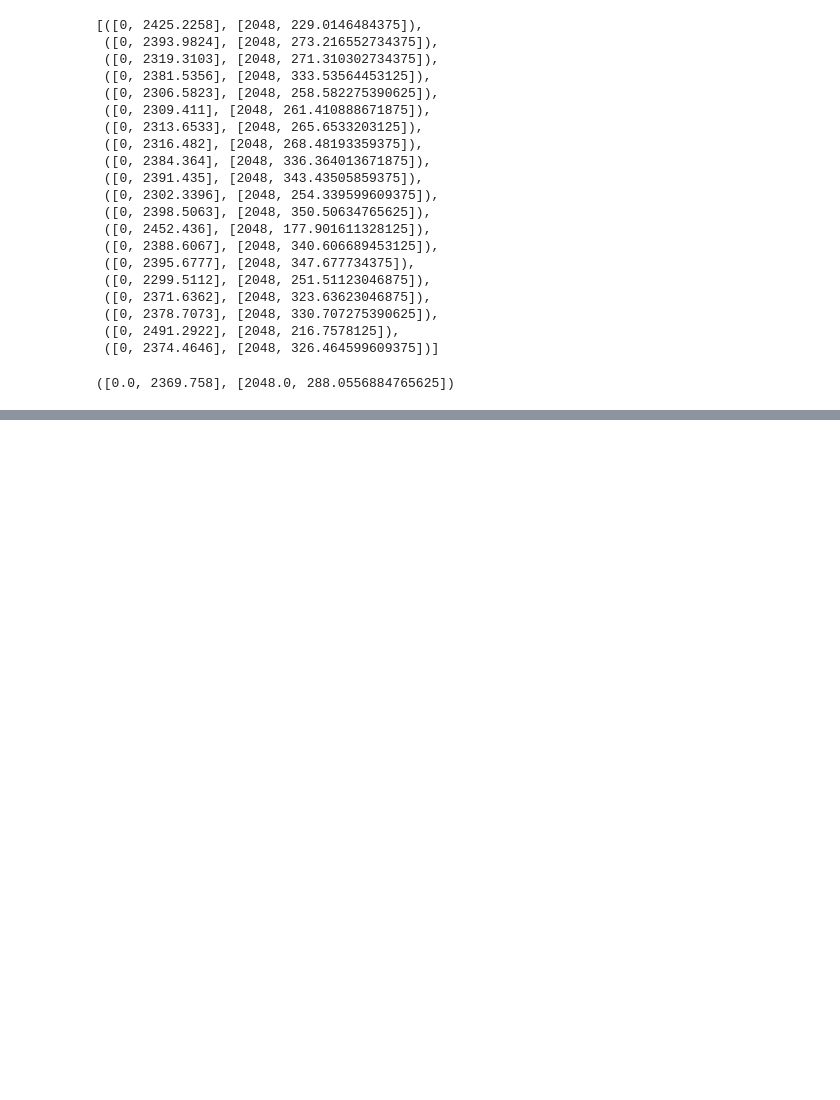
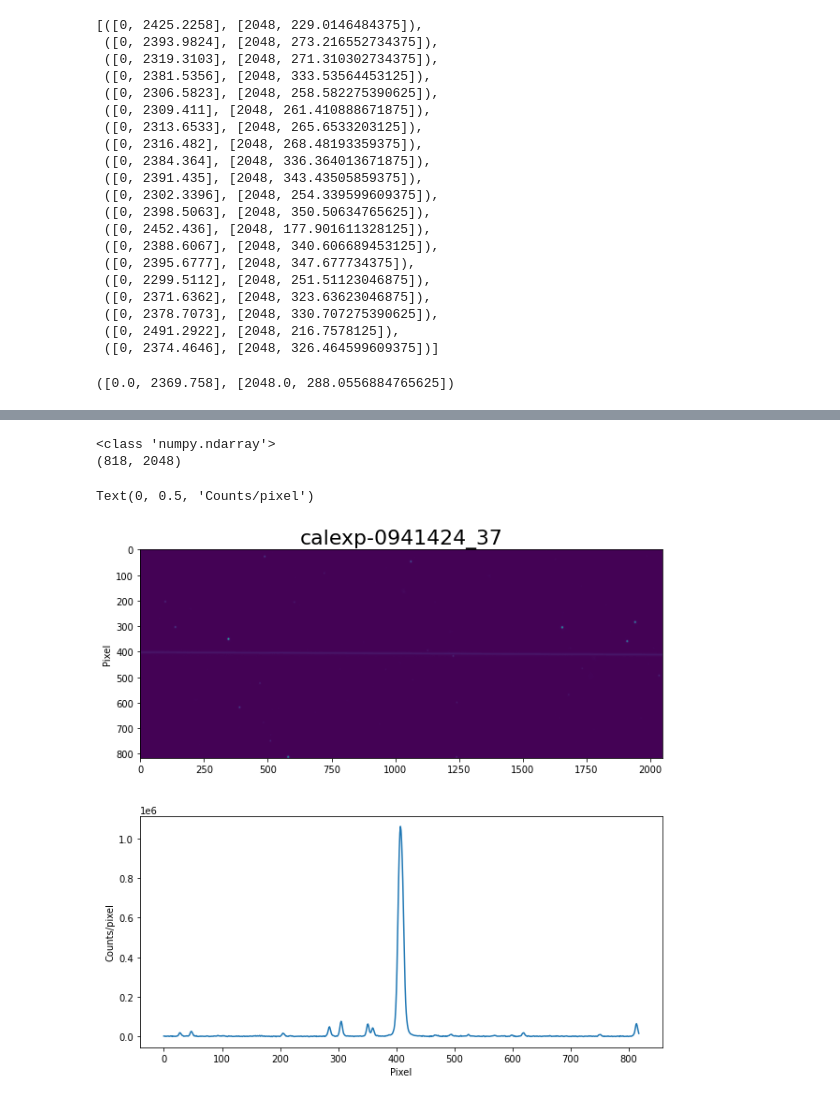
Before and after one commit to uwescience/satmetrics, a Jupyter notebook: line_detection_testing.ipynb, the cells around one changed output, grey strips where cells are left out. Cells and saved outputs as stored; diff of their text form; code cells hidden in the pictures; blank space fills up the shorter version.

```diff
--- a/line_detection_testing.ipynb
+++ b/line_detection_testing.ipynb
@@ -164,0 +186,16 @@ detector.show(rot.rotated_image)
+# %%
+fig = plt.figure()
+ax1 = fig.add_subplot(211)
+#plt.imshow(rot.rotated_image)
+detector.show(rot.rotated_image, ax=ax1, title="calexp-0941424_37")
+ax1.set_ylabel("Pixel")
+
+ax2 = fig.add_subplot(212)
+plt.plot(rot.rotated_image.sum(axis= 1))
+ax2.set_xlabel("Pixel")
+ax2.set_ylabel("Counts/pixel")
+# %% [output]
+<class 'numpy.ndarray'>
+(818, 2048)
+Text(0, 0.5, 'Counts/pixel')
+[figure, added]
```
Also changed, not shown: parts of 10 cells of this notebook, 1 other file.
